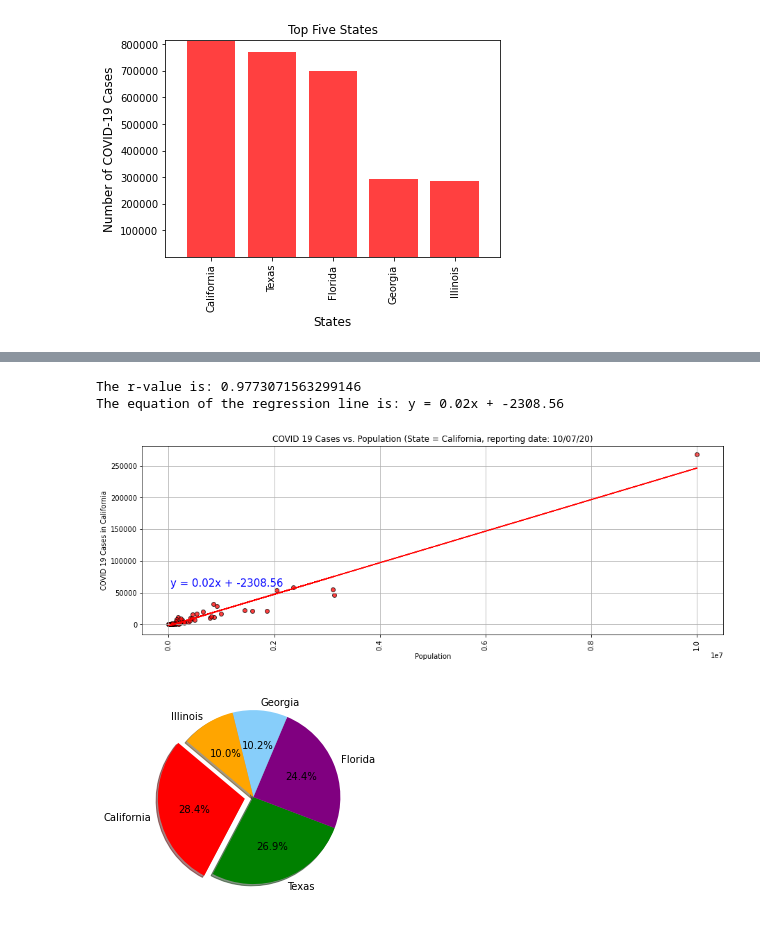
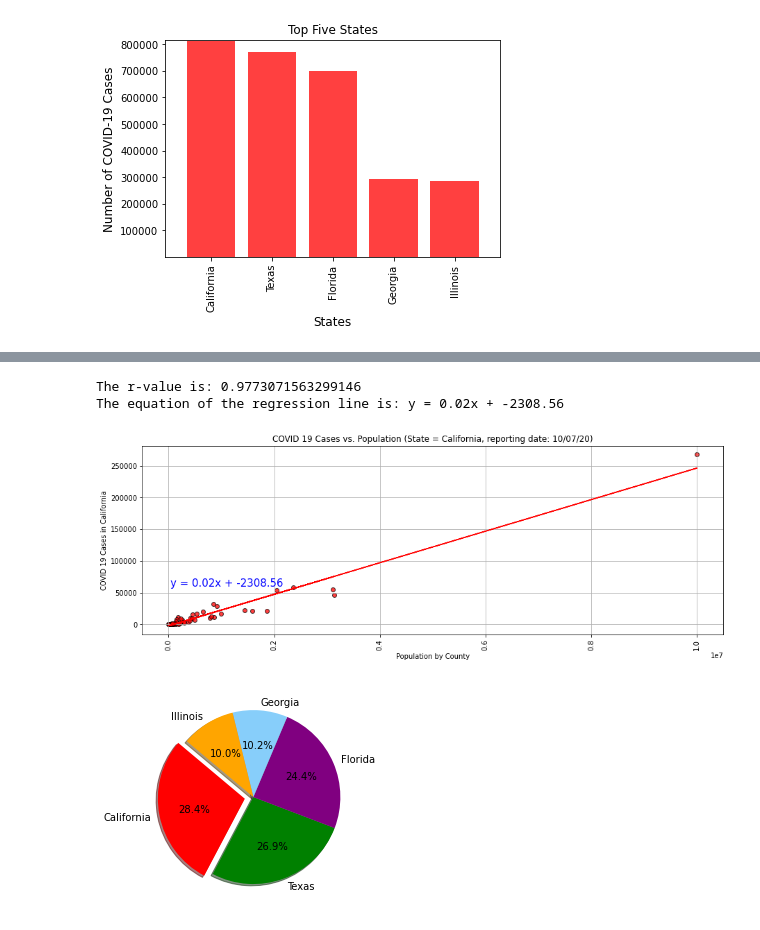
Before and after one commit to anand-sharan/project-work-one, a Jupyter notebook: PyCovid19/pycovid19.ipynb, the cells around one changed output, grey strips where cells are left out. Saved outputs shown, nothing was run; the diff lists cells and outputs as text; code cells hidden in the pictures.

```diff
--- a/PyCovid19/pycovid19.ipynb
+++ b/PyCovid19/pycovid19.ipynb
@@ -1037,35 +1037,35 @@ plt.xticks(rotation=90)
 # Generate a scatter plot of US COVID 19 cases versus Max Temperature
 plt.scatter(x, y,
     marker='o',
     facecolors='dodgerblue',
     edgecolors='black',
     c='red',
     alpha=.75)
 
 # Plot regression line
 plt.plot(x, regress_values, "r-")
 
 # Annotate line equation
 plt.annotate(line_eq, (40000,60000), fontsize=15, color="blue")
 
 # Print r-squared value
 print(f"The r-value is: {rvalue}")
 
 # Print equation of the regression line
 print(f"The equation of the regression line is: {line_eq}")
 
 # Assign title, x label, and y label for our chart
 plt.title(f"COVID 19 Cases vs. Population (State = California, reporting date: " + str(reporting_date) + ")")
-plt.xlabel("Population")
+plt.xlabel("Population by County")
 plt.ylabel("COVID 19 Cases in California")
 plt.grid()
 # Save the figure
 plt.savefig("../PyCovid19/images/COVID19CasesPopulationCalifornia.png")
 plt.show()
 # %% [output]
 The r-value is: 0.9773071563299146
 The equation of the regression line is: y = 0.02x + -2308.56
-[figure, old version]
+[figure, new version]
 # %%
 # Pie chart for top 5 states and case count
 labels = top_states
```
Also changed, not shown: parts of 3 cells of this notebook, 8 other files.
